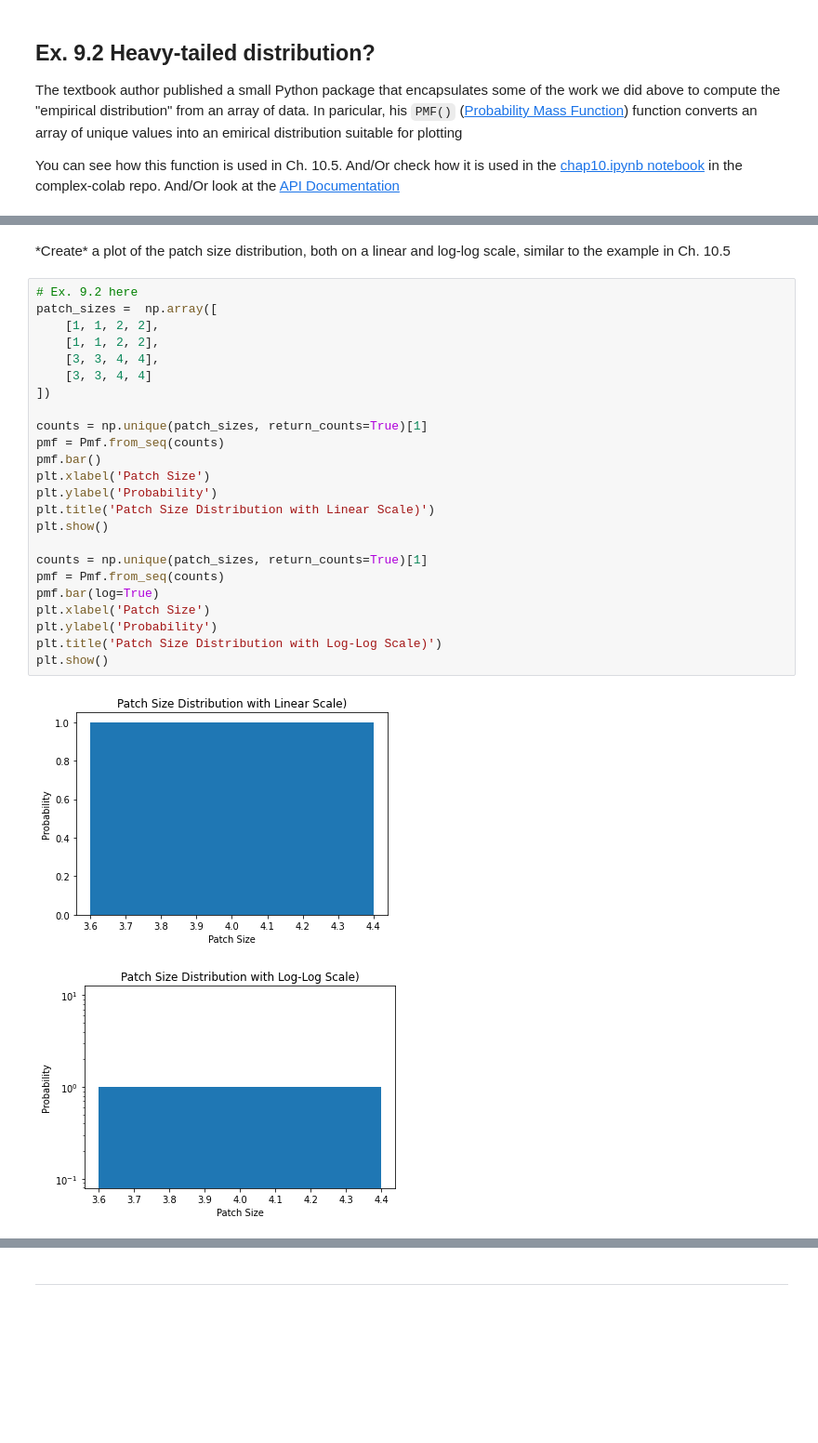
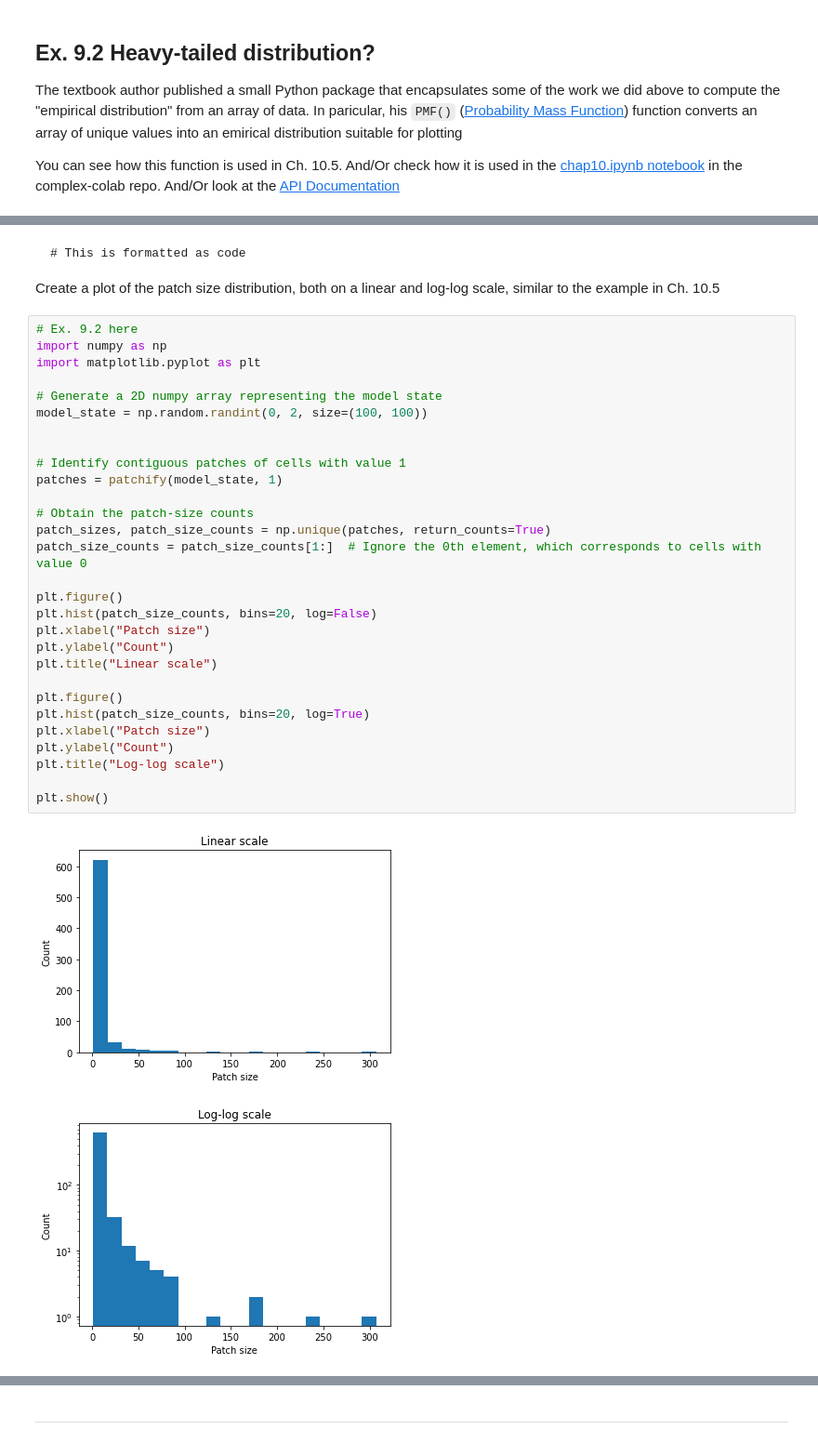
Before and after one commit to WilliamQin65/cap-comp215, a Jupyter notebook: labs/lab09.ipynb, the cells around one changed output, grey strips where cells are left out. Shown at 93% size. Cells and saved outputs as stored; diff of their text form; blank space fills up the shorter version.

````diff
--- a/labs/lab09.ipynb
+++ b/labs/lab09.ipynb
@@ -542,32 +482,43 @@ from empiricaldist import Pmf
 # %% [markdown]
-*Create\* a plot of the patch size distribution, both on a linear and log-log scale, similar to the example in Ch. 10.5
+
+
+```
+# This is formatted as code
+```
+
+Create a plot of the patch size distribution, both on a linear and log-log scale, similar to the example in Ch. 10.5
-# %%
-# Ex. 9.2 here
-patch_sizes =  np.array([
-    [1, 1, 2, 2],
-    [1, 1, 2, 2],
-    [3, 3, 4, 4],
-    [3, 3, 4, 4]
-])
-
-counts = np.unique(patch_sizes, return_counts=True)[1]
-pmf = Pmf.from_seq(counts)
-pmf.bar()
-plt.xlabel('Patch Size')
-plt.ylabel('Probability')
-plt.title('Patch Size Distribution with Linear Scale)')
-plt.show()
-
-counts = np.unique(patch_sizes, return_counts=True)[1]
-pmf = Pmf.from_seq(counts)
-pmf.bar(log=True)
-plt.xlabel('Patch Size')
-plt.ylabel('Probability')
-plt.title('Patch Size Distribution with Log-Log Scale)')
-plt.show()
-# %% [output]
-[figure, removed]
-[figure, removed]
+# %%
+# Ex. 9.2 here
+import numpy as np
+import matplotlib.pyplot as plt
+
+# Generate a 2D numpy array representing the model state
+model_state = np.random.randint(0, 2, size=(100, 100))
+
+
+# Identify contiguous patches of cells with value 1
+patches = patchify(model_state, 1)
+
+# Obtain the patch-size counts
+patch_sizes, patch_size_counts = np.unique(patches, return_counts=True)
+patch_size_counts = patch_size_counts[1:]  # Ignore the 0th element, which corresponds to cells with value 0
+
+plt.figure()
+plt.hist(patch_size_counts, bins=20, log=False)
+plt.xlabel("Patch size")
+plt.ylabel("Count")
+plt.title("Linear scale")
+
+plt.figure()
+plt.hist(patch_size_counts, bins=20, log=True)
+plt.xlabel("Patch size")
+plt.ylabel("Count")
+plt.title("Log-log scale")
+
+plt.show()
+# %% [output]
+[figure, added]
+[figure, added]
 # %% [markdown]
 ### Question 9.3
 
````
Also changed, not shown: parts of 9 cells of this notebook.
